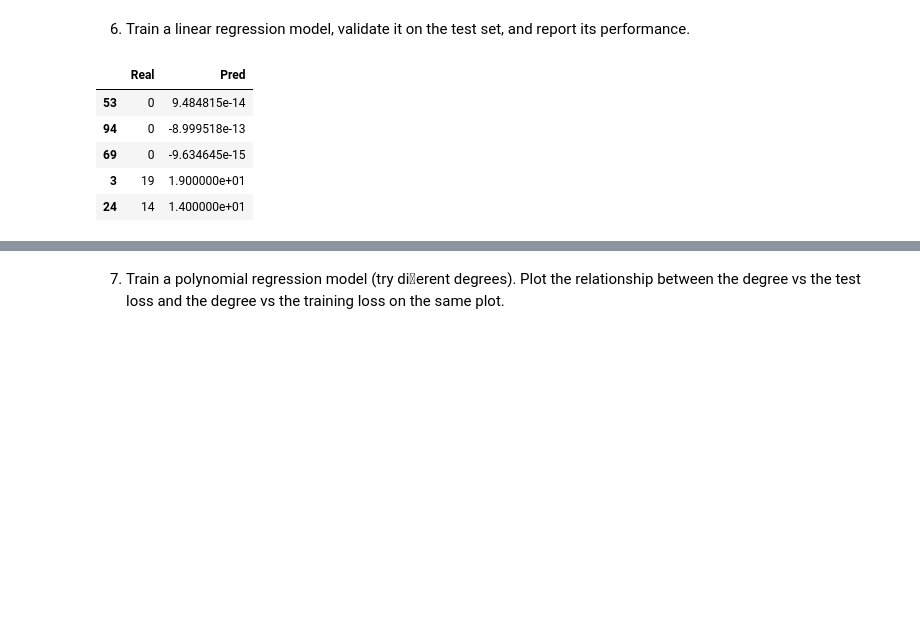
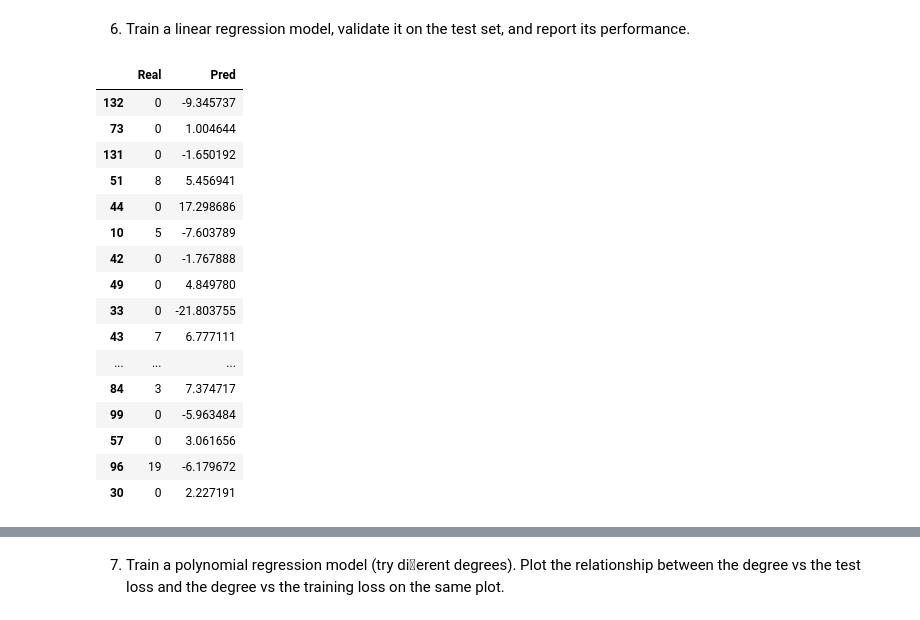
Before and after one commit to Extra5enS/DynamicAnalysisAndMachineLearning, a Jupyter notebook: assignment-1/DA_A1.ipynb, the cells around one changed output, grey strips where cells are left out. Drawn from its saved outputs; the diff is of its cells as text; code cells hidden in the pictures; blank space fills up the shorter version.

```diff
--- a/assignment-1/DA_A1.ipynb
+++ b/assignment-1/DA_A1.ipynb
@@ -71,7 +71,11 @@ Now we can delete `ACCESS_TO_PUB_DATA`, this column have only zero value.
 # %%
 from sklearn.model_selection import train_test_split
 
-x_train, x_test, y_train, y_test = train_test_split(dataset1.loc[:, :'NUMDEFECTS'], dataset1['NUMDEFECTS'], test_size=0.2)
+x_train, x_test, y_train, y_test = train_test_split(
+    dataset1.loc[:, :'sumLOC_TOTAL'],
+    dataset1['NUMDEFECTS'],
+    test_size=0.2
+)
 # %% [markdown]
 3. Apply imputations for the missing values.
 # %%
@@ -118,18 +122,29 @@ x_test = pd.DataFrame(sc.transform(x_test), columns=x_test.columns)
 # %%
 from sklearn.linear_model import LinearRegression
 
 regr = LinearRegression()
 regr.fit(x_train, y_train)
 
 y_pred = regr.predict(x_test)
-pd.DataFrame({'Real': y_test, 'Pred': y_pred}).head()
+pd.DataFrame({'Real': y_test, 'Pred': y_pred})
 # %% [output]
 |  | Real | Pred |
-| 53 | 0 | 9.484815e-14 |
-| 94 | 0 | -8.999518e-13 |
-| 69 | 0 | -9.634645e-15 |
-| 3 | 19 | 1.900000e+01 |
-| 24 | 14 | 1.400000e+01 |
+| 132 | 0 | -9.345737 |
+| 73 | 0 | 1.004644 |
+| 131 | 0 | -1.650192 |
+| 51 | 8 | 5.456941 |
+| 44 | 0 | 17.298686 |
+| 10 | 5 | -7.603789 |
+| 42 | 0 | -1.767888 |
+| 49 | 0 | 4.849780 |
+| 33 | 0 | -21.803755 |
+| 43 | 7 | 6.777111 |
+| ... | ... | ... |
+| 84 | 3 | 7.374717 |
+| 99 | 0 | -5.963484 |
+| 57 | 0 | 3.061656 |
+| 96 | 19 | -6.179672 |
+| 30 | 0 | 2.227191 |
 # %%
 from sklearn import metrics
 import numpy as np
```
Also changed, not shown: parts of 18 cells of this notebook.
